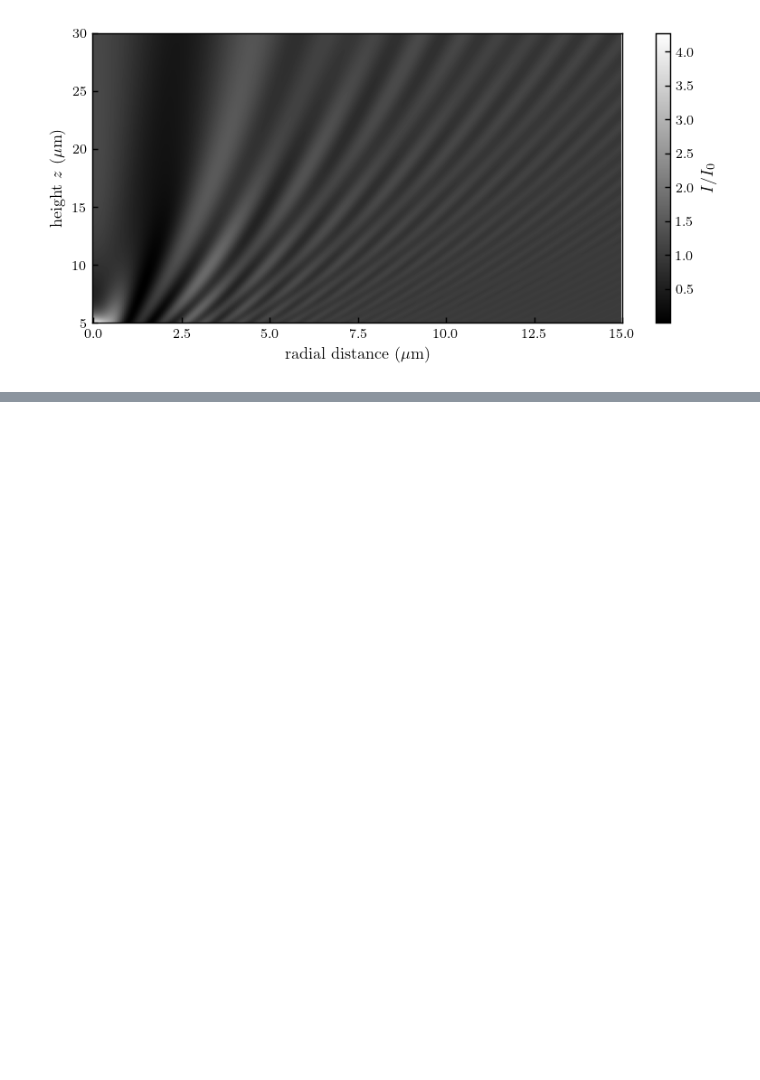
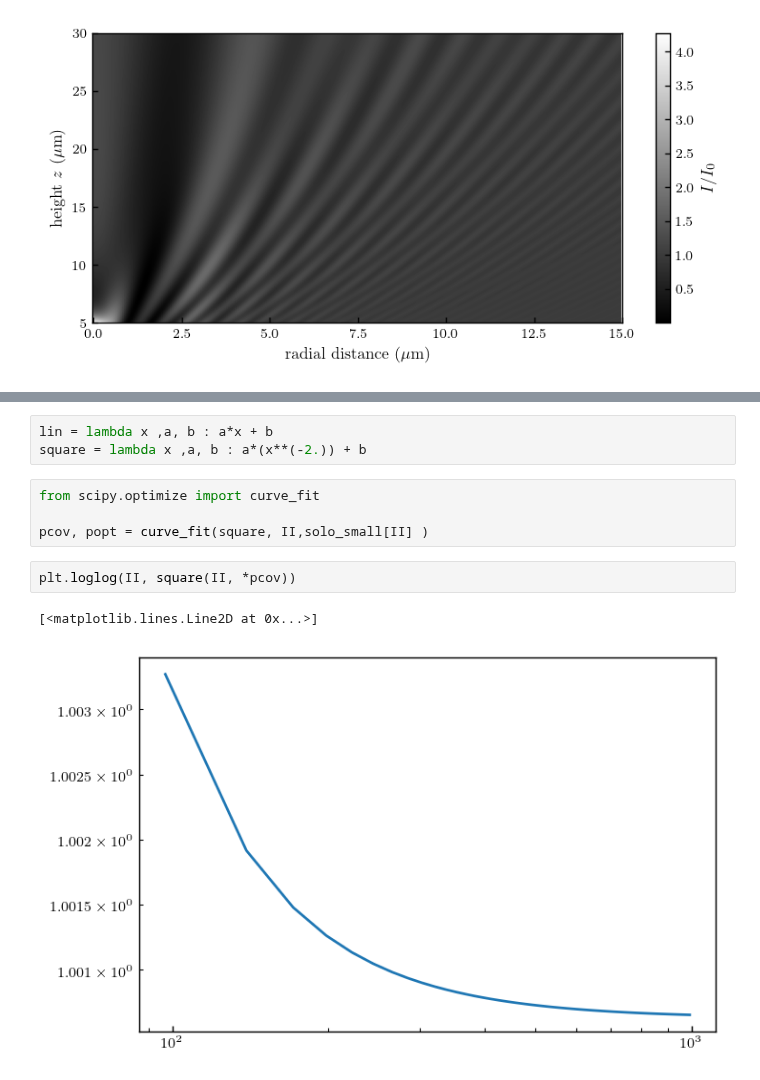
Before and after one commit to eXpensia/Confined-Brownian-Motion, a Jupyter notebook: 02_body/chapter2/images/holo_size_exemple/holosize_variation.ipynb, the cells around one changed output, grey strips where cells are left out. Drawn from its saved outputs; the diff is of its cells as text; blank space fills up the shorter version.

```diff
--- a/02_body/chapter2/images/holo_size_exemple/holosize_variation.ipynb
+++ b/02_body/chapter2/images/holo_size_exemple/holosize_variation.ipynb
@@ -234,0 +253,12 @@ plt.savefig("holos_only_z.pdf")
+# %%
+lin = lambda x ,a, b : a*x + b
+square = lambda x ,a, b : a*(x**(-2.)) + b
+# %%
+from scipy.optimize import curve_fit
+
+pcov, popt = curve_fit(square, II,solo_small[II] )
+# %%
+plt.loglog(II, square(II, *pcov))
+# %% [output]
+[<matplotlib.lines.Line2D at 0x...>]
+[figure, added]
```
Also changed, not shown: parts of 6 cells of this notebook, 12 other files.
